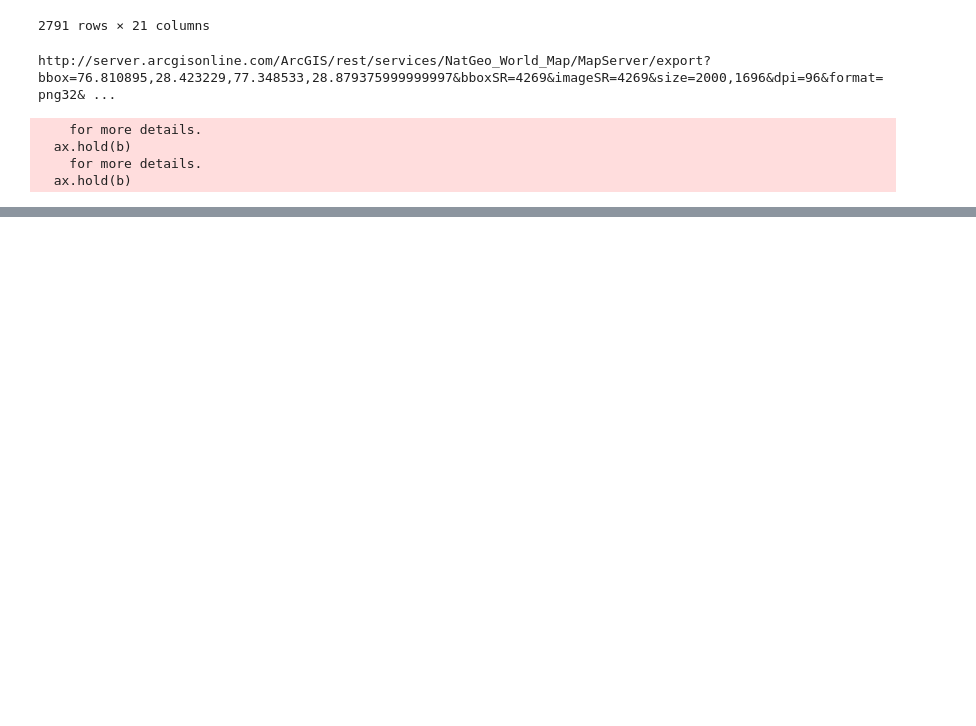
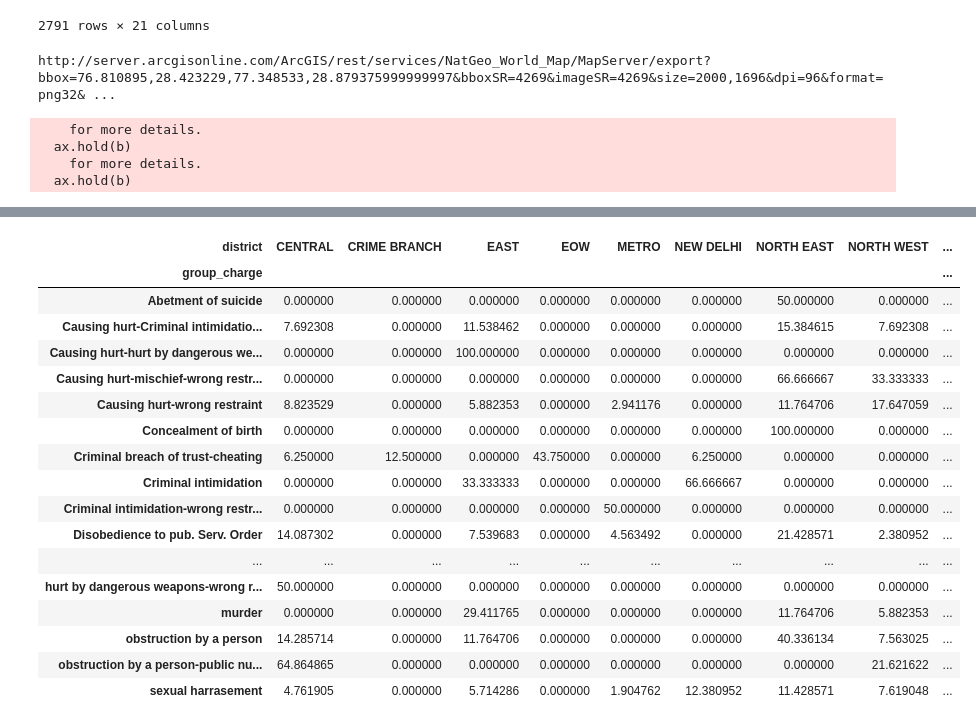
Before and after one commit to manu0b1100/Delhi_Crime_Analysis, a Jupyter notebook: Ipython Notebooks/Data Analysis.ipynb, the cells around one changed output, grey strips where cells are left out. Drawn from its saved outputs; the diff is of its cells as text; code cells hidden in the pictures; blank space fills up the shorter version.

```diff
--- a/Ipython Notebooks/Data Analysis.ipynb
+++ b/Ipython Notebooks/Data Analysis.ipynb
@@ -62,0 +69,21 @@ HTML(anim.to_html5_video())
+# %%
+pd.crosstab(df.group_charge,df.district).apply(lambda r:(r/r.sum())*100,axis=1)
+# %% [output]
+| district | CENTRAL | CRIME BRANCH | EAST | EOW | METRO | NEW DELHI | NORTH EAST | NORTH WEST | ... |
+| group_charge |  |  |  |  |  |  |  |  | ... |
+| Abetment of suicide | 0.000000 | 0.000000 | 0.000000 | 0.000000 | 0.000000 | 0.000000 | 50.000000 | 0.000000 | ... |
+| Causing hurt-Criminal intimidatio... | 7.692308 | 0.000000 | 11.538462 | 0.000000 | 0.000000 | 0.000000 | 15.384615 | 7.692308 | ... |
+| Causing hurt-hurt by dangerous we... | 0.000000 | 0.000000 | 100.000000 | 0.000000 | 0.000000 | 0.000000 | 0.000000 | 0.000000 | ... |
+| Causing hurt-mischief-wrong restr... | 0.000000 | 0.000000 | 0.000000 | 0.000000 | 0.000000 | 0.000000 | 66.666667 | 33.333333 | ... |
+| Causing hurt-wrong restraint | 8.823529 | 0.000000 | 5.882353 | 0.000000 | 2.941176 | 0.000000 | 11.764706 | 17.647059 | ... |
+| Concealment of birth | 0.000000 | 0.000000 | 0.000000 | 0.000000 | 0.000000 | 0.000000 | 100.000000 | 0.000000 | ... |
+| Criminal breach of trust-cheating | 6.250000 | 12.500000 | 0.000000 | 43.750000 | 0.000000 | 6.250000 | 0.000000 | 0.000000 | ... |
+| Criminal intimidation | 0.000000 | 0.000000 | 33.333333 | 0.000000 | 0.000000 | 66.666667 | 0.000000 | 0.000000 | ... |
+| Criminal intimidation-wrong restr... | 0.000000 | 0.000000 | 0.000000 | 0.000000 | 50.000000 | 0.000000 | 0.000000 | 0.000000 | ... |
+| Disobedience to pub. Serv. Order | 14.087302 | 0.000000 | 7.539683 | 0.000000 | 4.563492 | 0.000000 | 21.428571 | 2.380952 | ... |
+| ... | ... | ... | ... | ... | ... | ... | ... | ... | ... |
+| hurt by dangerous weapons-wrong r... | 50.000000 | 0.000000 | 0.000000 | 0.000000 | 0.000000 | 0.000000 | 0.000000 | 0.000000 | ... |
+| murder | 0.000000 | 0.000000 | 29.411765 | 0.000000 | 0.000000 | 0.000000 | 11.764706 | 5.882353 | ... |
+| obstruction by a person | 14.285714 | 0.000000 | 11.764706 | 0.000000 | 0.000000 | 0.000000 | 40.336134 | 7.563025 | ... |
+| obstruction by a person-public nu... | 64.864865 | 0.000000 | 0.000000 | 0.000000 | 0.000000 | 0.000000 | 0.000000 | 21.621622 | ... |
+| sexual harrasement | 4.761905 | 0.000000 | 5.714286 | 0.000000 | 1.904762 | 12.380952 | 11.428571 | 7.619048 | ... |
```
Also changed, not shown: parts of 17 cells of this notebook, 25 other files.
